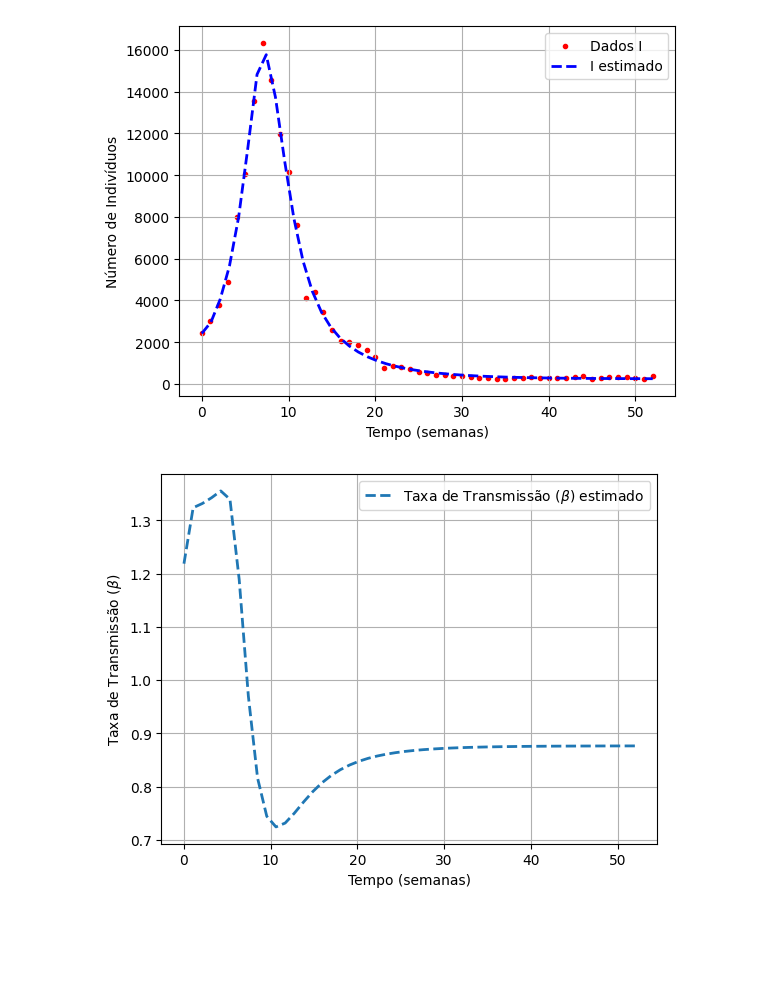
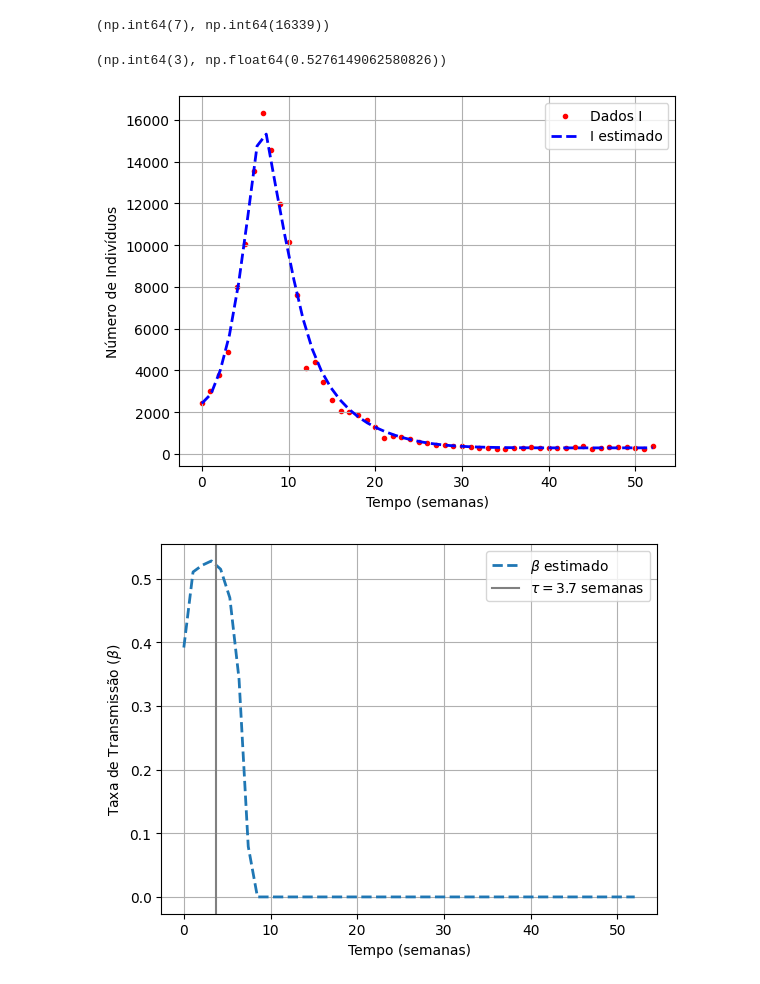
Before and after one commit to ginbar/inverse-cm, a Jupyter notebook: notebooks/real_data/Dengue20242025.ipynb, the cells around one changed output. Cells and saved outputs as stored; diff of their text form; code cells hidden in the pictures; blank space fills up the shorter version.

```diff
--- a/notebooks/real_data/Dengue20242025.ipynb
+++ b/notebooks/real_data/Dengue20242025.ipynb
@@ -35,4 +35,4 @@ plotting.plot_prevalence_data(data_t, I_data, "Tempo (semanas)")
 # %%
 N = df["N_populacao"][0]
-gamma = 1
+gamma = 0.1737
 data_t = np.linspace(t_0, t_f, len(I_data))
@@ -39,11 +43,15 @@ data_t = np.linspace(t_0, t_f, len(I_data))
 # %%
 model = WorkflowModel(t_0, t_f, I_data, data_t, N, gamma,
     scaling="min/max",
-    n_hidden_layers=3,
+    n_hidden_layers=4,
     hidden_layer_size=20,
-    w_physics=10,
+    w_physics=500,
+    w_data=100,
+    w_beta_smoothness=5,
     adam_iterations=500000,
+    beta_hard_constraints=True,
     beta_estimation_method="isaac3",
+    # beta_estimation_method="linregress",
     beta_estimation_window=1
 )
 # %% [output]
@@ -93,11 +105,25 @@ plotting.plot_data_losshistory(model.losshistory)
+# %%
+t_pico_surto = I_data.argmax()
+pico_surto = I_data[t_pico_surto]
+t_pico_surto, pico_surto
+# %% [output]
+(np.int64(7), np.int64(16339))
+# %%
+t_pico_beta = pred[:,2].argmax()
+pico_beta = pred[:,2][t_pico_beta]
+t_pico_beta, pico_beta
+# %% [output]
+(np.int64(3), np.float64(0.5276149062580826))
 # %%
 plotting.plot_prevalence_results(I_data, data_t, pred[:,1], test_t, xlabel="Tempo (semanas)")
 # %% [output]
-[figure, old version]
+[figure, new version]
 # %%
-plotting.plot_beta_prediction(pred[:,2], test_t, xlabel="Tempo (semanas)")
+plotting.plot_beta_prediction(pred[:,2], test_t, xlabel="Tempo (semanas)",
+    vlines=[[3.7, r"$\tau=3.7$ semanas", "grey"]]
+)
 # %% [output]
-[figure, old version]
+[figure, new version]
 # %%
 from matplotlib import pyplot as plt
 
```
Also changed, not shown: parts of 12 cells of this notebook.
